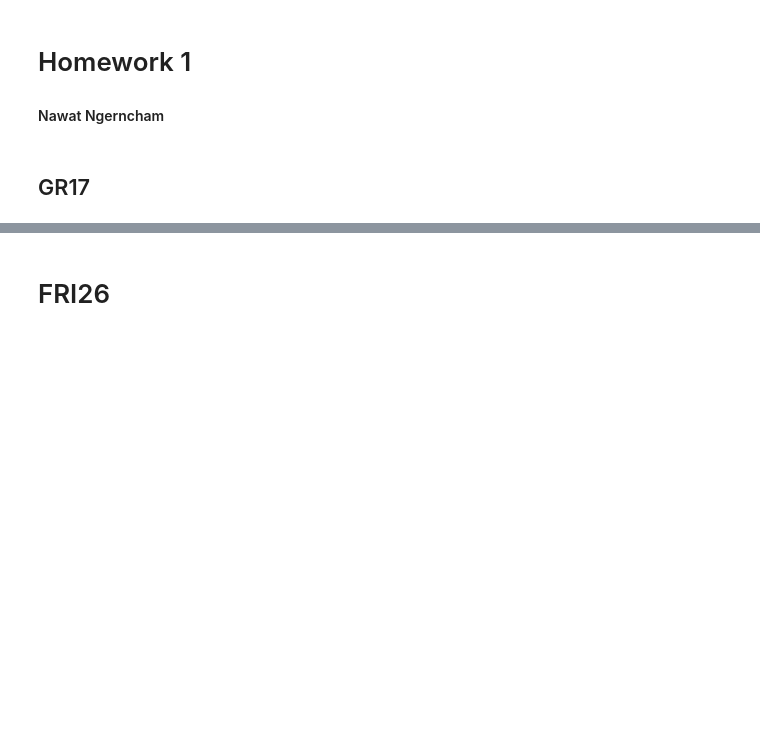
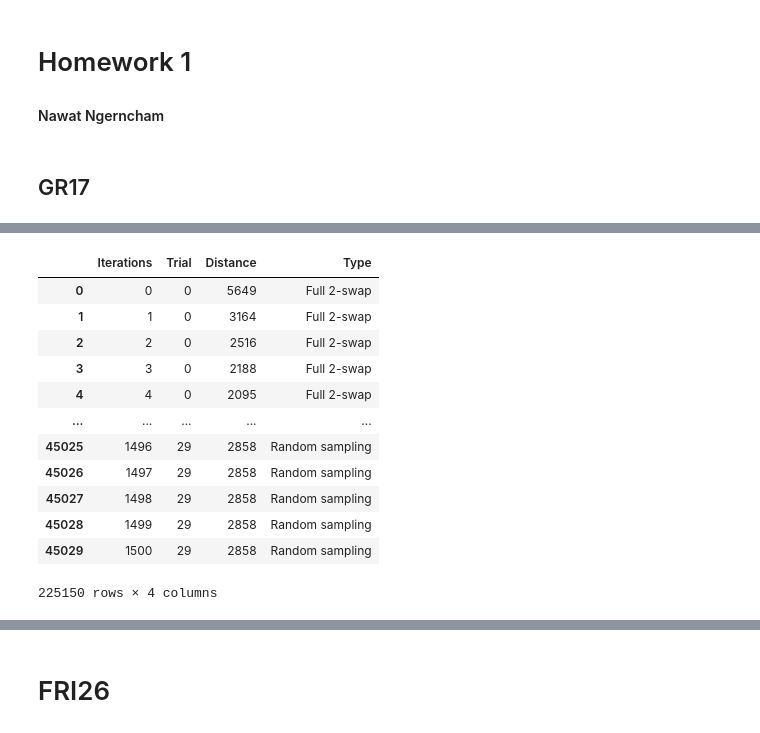
Before and after one commit to nngerncham/ma395_heuristic, a Jupyter notebook: homework/hw1/Homework 1.ipynb, the cells around one changed output, grey strips where cells are left out. Saved outputs shown, nothing was run; the diff lists cells and outputs as text; code cells hidden in the pictures; blank space fills up the shorter version.

```diff
--- a/homework/hw1/Homework 1.ipynb
+++ b/homework/hw1/Homework 1.ipynb
@@ -18,6 +18,20 @@ Wall time: 1min 7s
 # %%
 gr17_result.to_csv("results/gr17.txt")
-# gr17_result
+gr17_result
+# %% [output]
+|  | Iterations | Trial | Distance | Type |
+| 0 | 0 | 0 | 5649 | Full 2-swap |
+| 1 | 1 | 0 | 3164 | Full 2-swap |
+| 2 | 2 | 0 | 2516 | Full 2-swap |
+| 3 | 3 | 0 | 2188 | Full 2-swap |
+| 4 | 4 | 0 | 2095 | Full 2-swap |
+| ... | ... | ... | ... | ... |
+| 45025 | 1496 | 29 | 2858 | Random sampling |
+| 45026 | 1497 | 29 | 2858 | Random sampling |
+| 45027 | 1498 | 29 | 2858 | Random sampling |
+| 45028 | 1499 | 29 | 2858 | Random sampling |
+| 45029 | 1500 | 29 | 2858 | Random sampling |
+225150 rows × 4 columns
 # %%
 %%time
 sns.lineplot(gr17_result, x="Iterations", y="Distance", hue="Type")
```
Also changed, not shown: parts of 6 cells of this notebook, 7 other files.
